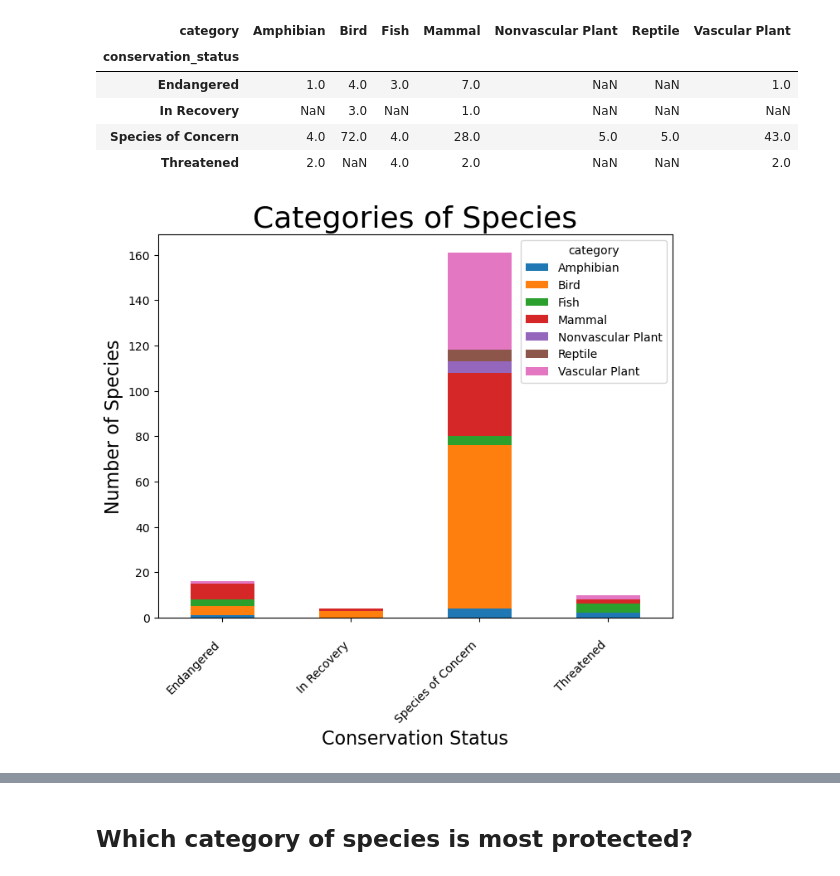
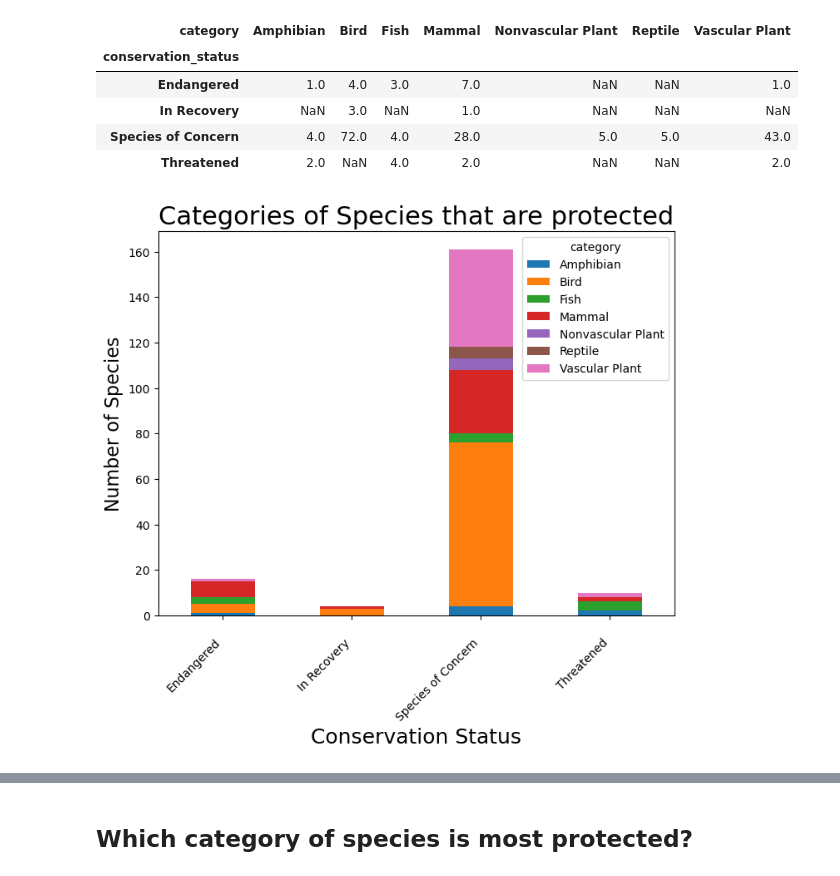
Before and after one commit to Script-Whiz/Biodiversity_NatParks, a Jupyter notebook: Biodiversity_NatParks_final.ipynb, the cells around one changed output, grey strips where cells are left out. Saved outputs shown, nothing was run; the diff lists cells and outputs as text; code cells hidden in the pictures.

```diff
--- a/Biodiversity_NatParks_final.ipynb
+++ b/Biodiversity_NatParks_final.ipynb
@@ -289,13 +296,13 @@ conservationCategory
 | In Recovery | NaN | 3.0 | NaN | 1.0 | NaN | NaN | NaN |
 | Species of Concern | 4.0 | 72.0 | 4.0 | 28.0 | 5.0 | 5.0 | 43.0 |
 | Threatened | 2.0 | NaN | 4.0 | 2.0 | NaN | NaN | 2.0 |
-# %%
-ax = conservationCategory.plot(kind = 'bar', figsize=(8,6),
-                               stacked=True)
-ax.set_xlabel("Conservation Status", size=16)
-ax.set_ylabel("Number of Species", size=16);
-ax.set_title("Categories of Species", size = 26)
-plt.xticks(rotation=45, ha="right")
-ax.tick_params(axis='x', which='major', pad=15)
-# %% [output]
-[figure, removed]
+# %%
+ax = conservationCategory.plot(kind = 'bar', figsize=(8,6),
+                               stacked=True)
+ax.set_xlabel("Conservation Status", size=18)
+ax.set_ylabel("Number of Species", size=16);
+ax.set_title("Categories of Species that are protected", size = 22)
+plt.xticks(rotation=45, ha="right")
+ax.tick_params(axis='x', which='major', pad=15)
+# %% [output]
+[figure, added]
```
Also changed, not shown: parts of 66 cells of this notebook.
